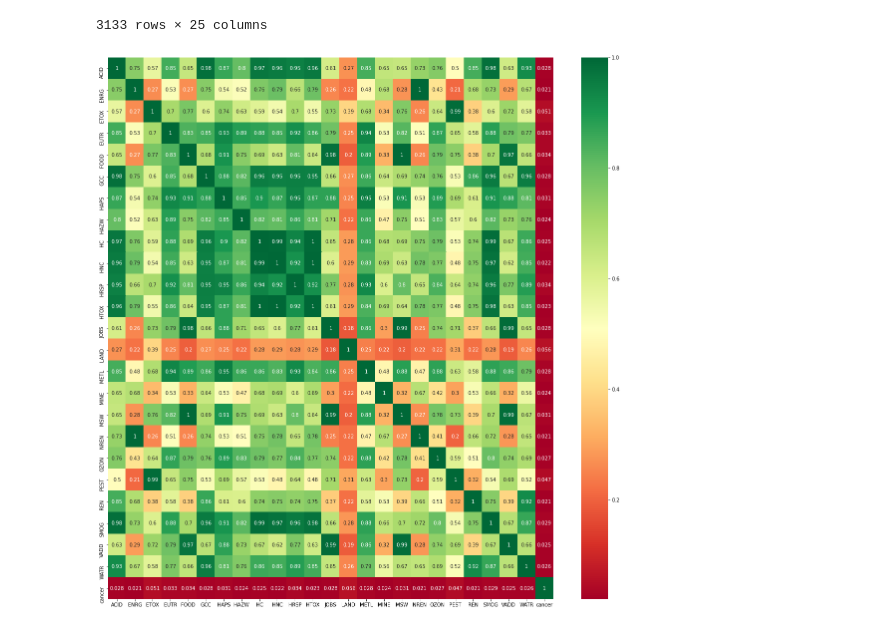
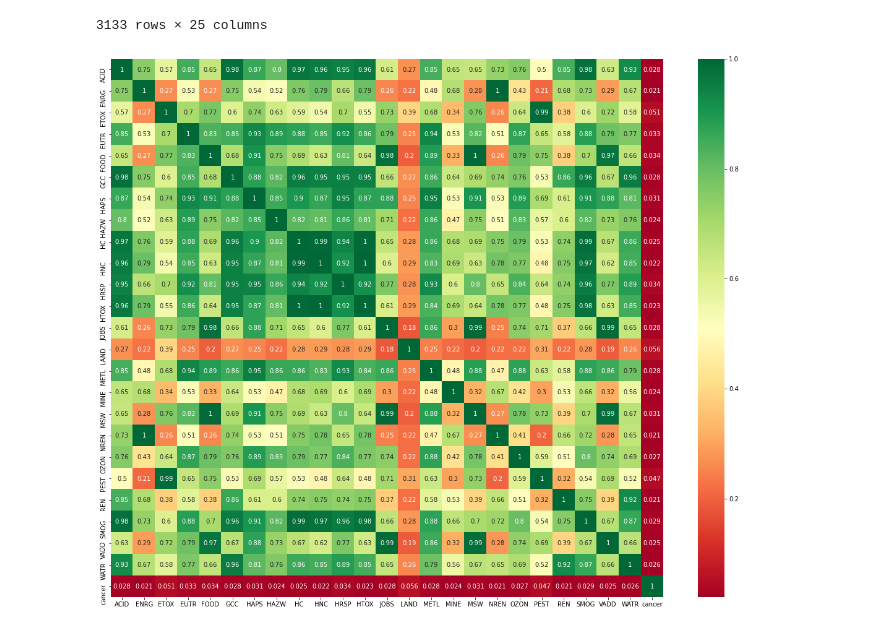
Before and after one commit to Merrel/Cancer-Industry-Dashboard, a Jupyter notebook: Clustering/Correlation_matrix.ipynb, the cells around one changed output. Saved outputs shown, nothing was run; the diff lists cells and outputs as text; code cells hidden in the pictures.

```diff
--- a/Clustering/Correlation_matrix.ipynb
+++ b/Clustering/Correlation_matrix.ipynb
@@ -102,11 +103,11 @@ data
 # %%
 X = data.iloc[:,0:24]  #independent columns
 y = data.iloc[:,-1]    #target column i.e price range
 #get correlations of each features in dataset
 corrmat = data.corr()
 top_corr_features = corrmat.index
-plt.figure(figsize=(20,20))
+plt.figure(figsize=(20,16))
 #plot heat map
 g=sns.heatmap(data[top_corr_features].corr(),annot=True,cmap="RdYlGn")
 # %% [output]
-[figure, old version]
+[figure, new version]
```
Also changed, not shown: parts of 2 cells of this notebook, 2 other files.
